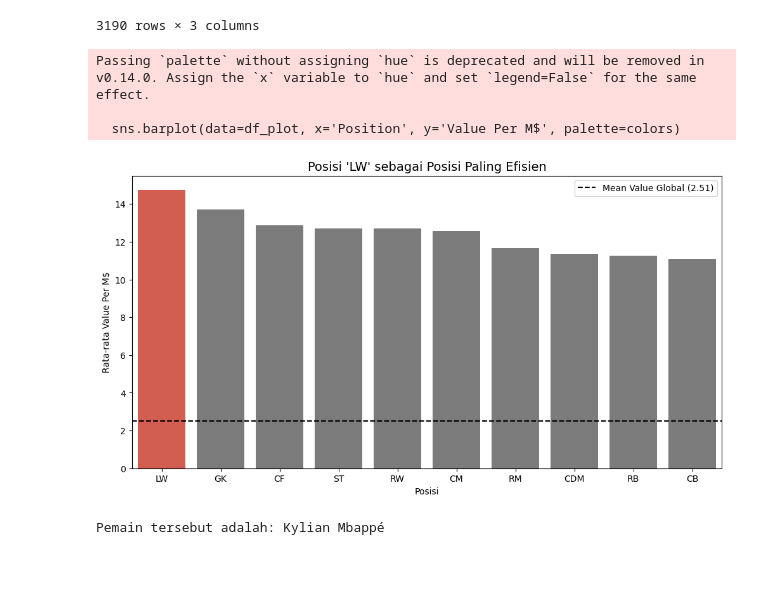
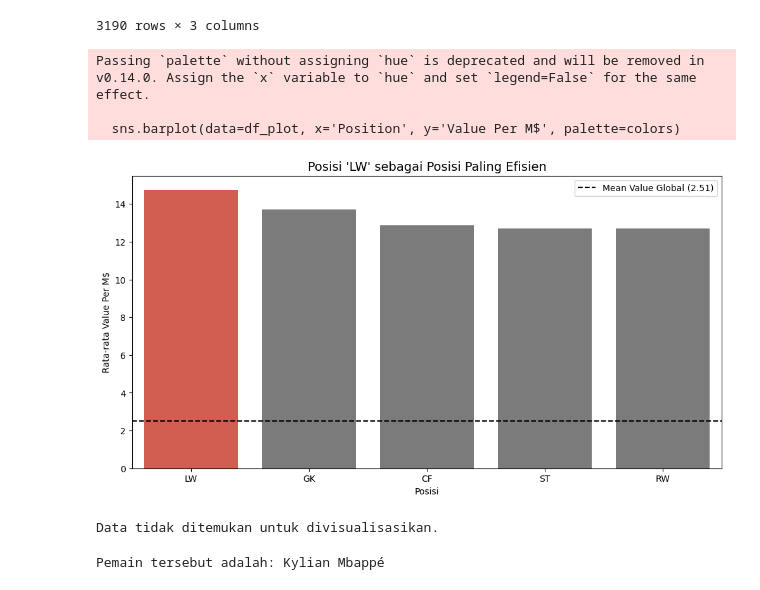
Before and after one commit to HafidzAfrieno/Project-Data-Analyst-Part-1, a Jupyter notebook: fifa_player_analyst.ipynb, the cells around one changed output. Saved outputs shown, nothing was run; the diff lists cells and outputs as text; code cells hidden in the pictures.

```diff
--- a/fifa_player_analyst.ipynb
+++ b/fifa_player_analyst.ipynb
@@ -133,37 +133,26 @@ Posisi tersebut adalah: LW
 | 1153 | CAM | 2.6 | 67 |
 3190 rows × 3 columns
 # %%
-if not Value.empty:
+df_plot = Value.groupby('Position').mean().reset_index()
+df_plot = df_plot.sort_values('Value Per M$', ascending=False).head(5)
+target_pos = hasil
+colors = ['#e74c3c' if (x == target_pos) else "#7b7b7b" for x in df_plot['Position']]
 
-    df_plot = Value.groupby('Position').mean().reset_index()
-    df_plot = df_plot.sort_values('Value Per M$', ascending=False).head(10)
-
-    # Target: Posisi pertama hasil filter Anda (hasil)
-    target_pos = hasil
-
-    plt.figure(figsize=(12, 6))
-
-    # 2. Logika Warna: Merah untuk posisi target, biru untuk posisi lainnya
-    colors = ['#e74c3c' if (x == target_pos) else "#7b7b7b" for x in df_plot['Position']]
-
-    # 3. Plot menggunakan 'Value Per M$' sebagai sumbu Y
-    sns.barplot(data=df_plot, x='Position', y='Value Per M$', palette=colors)
-
-    # 4. Tambahkan garis horizontal rata-rata global sebagai referensi
-    plt.axhline(meanValue, color='black', linestyle='--', label=f'Mean Value Global ({meanValue})')
-
-    plt.title(f"Posisi '{target_pos}' sebagai Posisi Paling Efisien", fontsize=14)
-    plt.xlabel('Posisi')
-    plt.ylabel('Rata-rata Value Per M$')
-    plt.legend()
-    plt.show()
-else:
-    print("Data tidak ditemukan untuk divisualisasikan.")
+plt.figure(figsize=(12, 6))
+sns.barplot(data=df_plot, x='Position', y='Value Per M$', palette=colors)
+plt.axhline(meanValue, color='black', linestyle='--', label=f'Mean Value Global ({meanValue})')
+plt.title(f"Posisi '{target_pos}' sebagai Posisi Paling Efisien", fontsize=14)
+plt.xlabel('Posisi')
+plt.ylabel('Rata-rata Value Per M$')
+plt.legend()
+plt.show()
+print("Data tidak ditemukan untuk divisualisasikan.")
 # %% [output]
 Passing `palette` without assigning `hue` is deprecated and will be removed in v0.14.0. Assign the `x` variable to `hue` and set `legend=False` for the same effect.
 
   sns.barplot(data=df_plot, x='Position', y='Value Per M$', palette=colors)
-[figure, old version]
+[figure, new version]
+Data tidak ditemukan untuk divisualisasikan.
 # %%
 # soal nomor 2
 topRating= df['Overall_Rating'].max()
```
Also changed, not shown: parts of 10 cells of this notebook.
